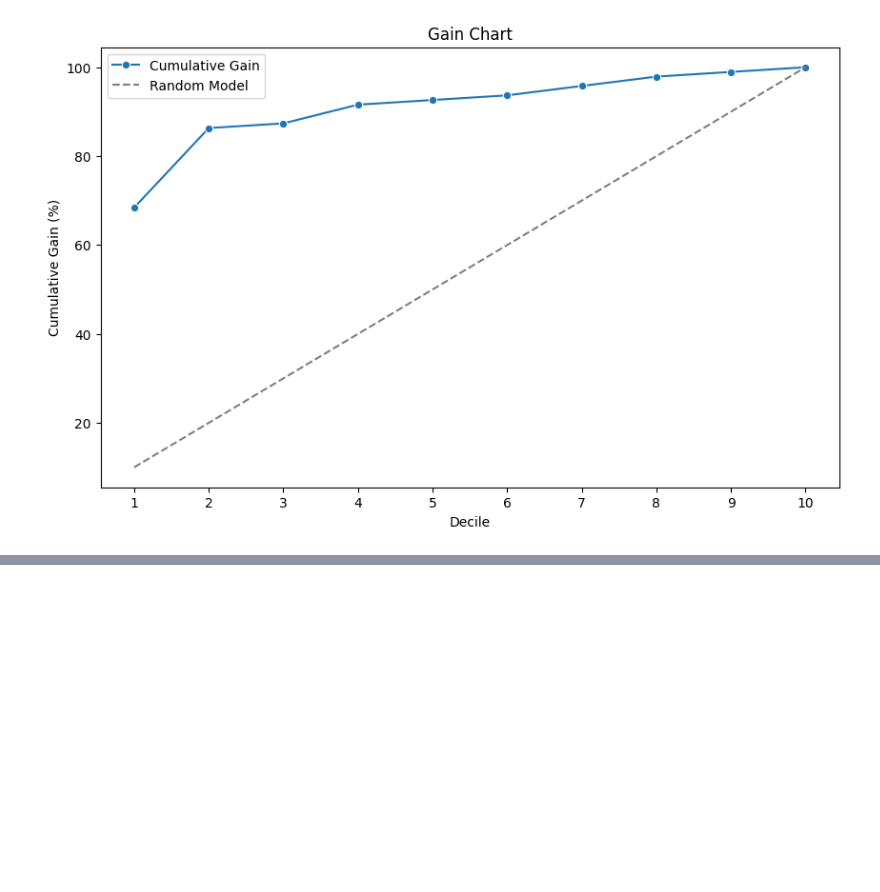
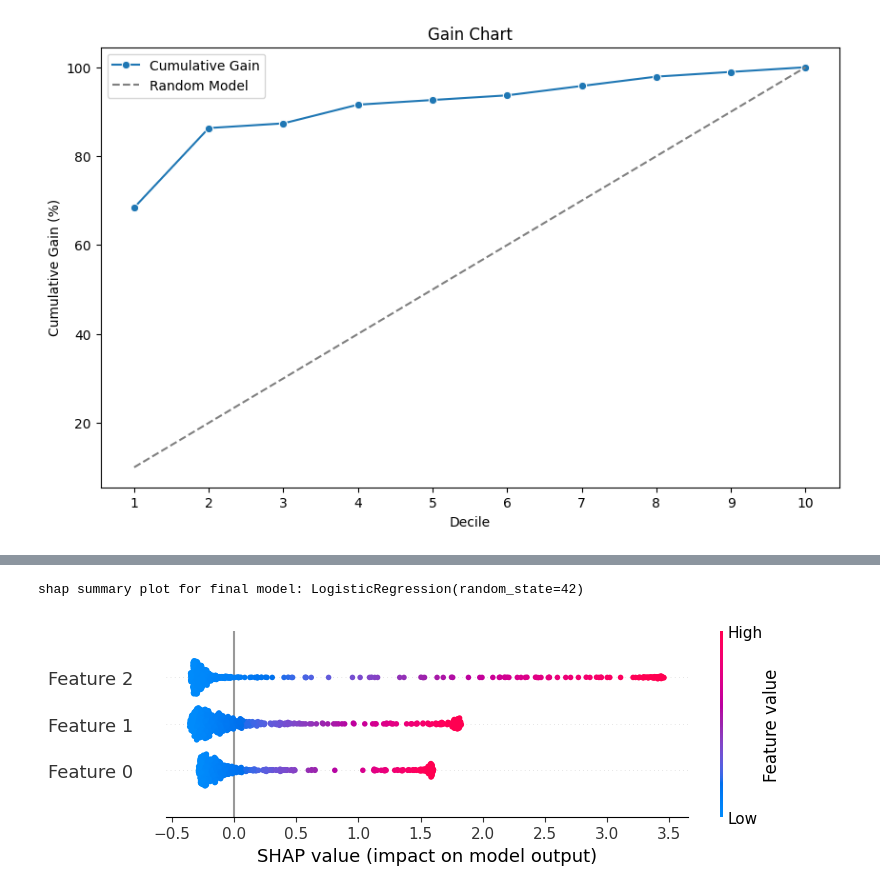
Before and after one commit to Minh-Nguyen-0401/Customer-Churn-Analysis, a Jupyter notebook: ensemble model.ipynb, the cells around one changed output, grey strips where cells are left out. Saved outputs shown, nothing was run; the diff lists cells and outputs as text; code cells hidden in the pictures; blank space fills up the shorter version.

```diff
--- a/ensemble model.ipynb
+++ b/ensemble model.ipynb
@@ -723,0 +810,25 @@ Gain Table:
+# %%
+from sklearn.model_selection import KFold, StratifiedKFold
+from sklearn.base import clone
+
+# Define a function to generate meta-features manually
+def generate_meta_features(models, X, y, feature_subsets, cv=5):
+    meta_features = np.zeros((X.shape[0], len(models)))
+
+    kf = StratifiedKFold(n_splits=cv, shuffle=True, random_state=42)
+
+    for i, (model_name, model) in enumerate(models.items()):
+        feature_subset = feature_subsets[model_name]
+        X_subset = X[feature_subset]
+
+        for train_idx, val_idx in kf.split(X_subset, y):
+            X_train, X_val = X_subset.iloc[train_idx], X_subset.iloc[val_idx]
+            y_train = y.iloc[train_idx]
+
+            model_clone = clone(model)
+            model_clone.fit(X_train, y_train)
+
+            # Generate predictions for the validation fold
+            meta_features[val_idx, i] = model_clone.predict_proba(X_val)[:, 1]
+
+    return meta_features
@@ -723,0 +1001,15 @@ Gain Table:
+# %%
+import shap
+print(f"shap summary plot for final model: {meta_model}")
+
+# Create SHAP explainer for the meta-model
+meta_explainer = shap.Explainer(meta_model, meta_features_train)
+
+# Generate SHAP values for the test set (stacked features)
+meta_shap_values = meta_explainer(meta_features_test)
+
+# Plot SHAP summary plot for the meta-model
+shap.summary_plot(meta_shap_values, meta_features_test)
+# %% [output]
+shap summary plot for final model: LogisticRegression(random_state=42)
+[figure, added]
```
Also changed, not shown: parts of 6 cells of this notebook.
